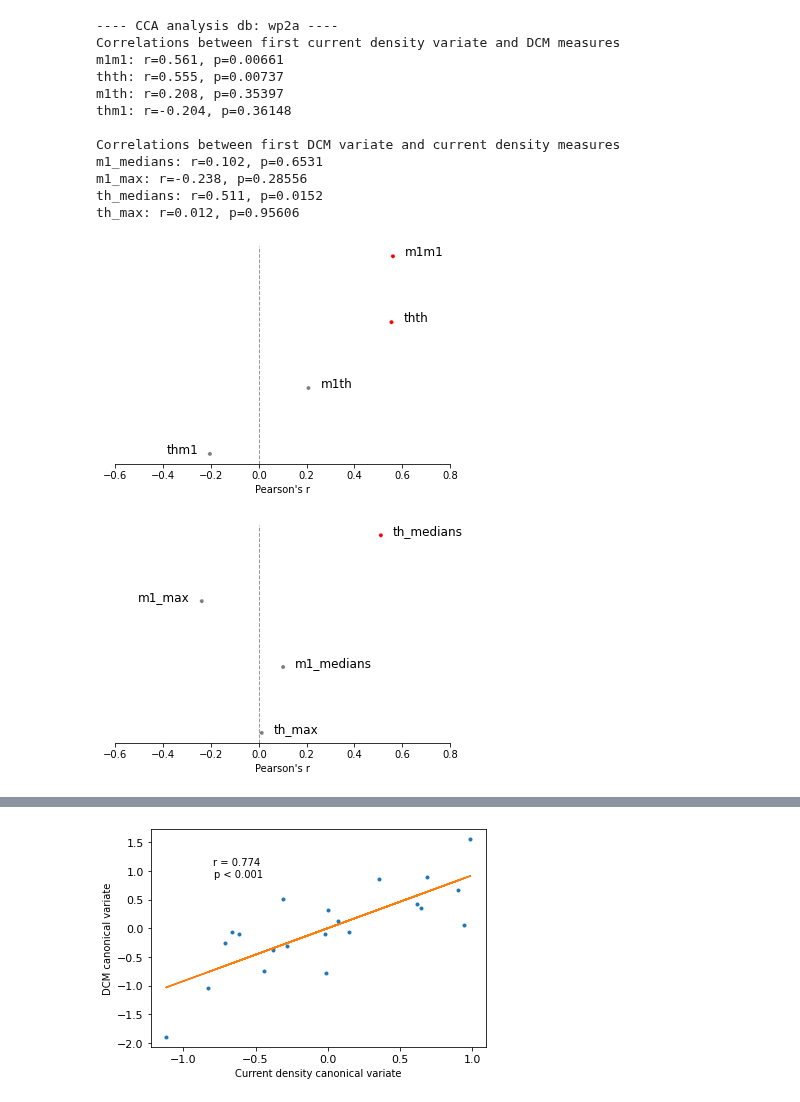
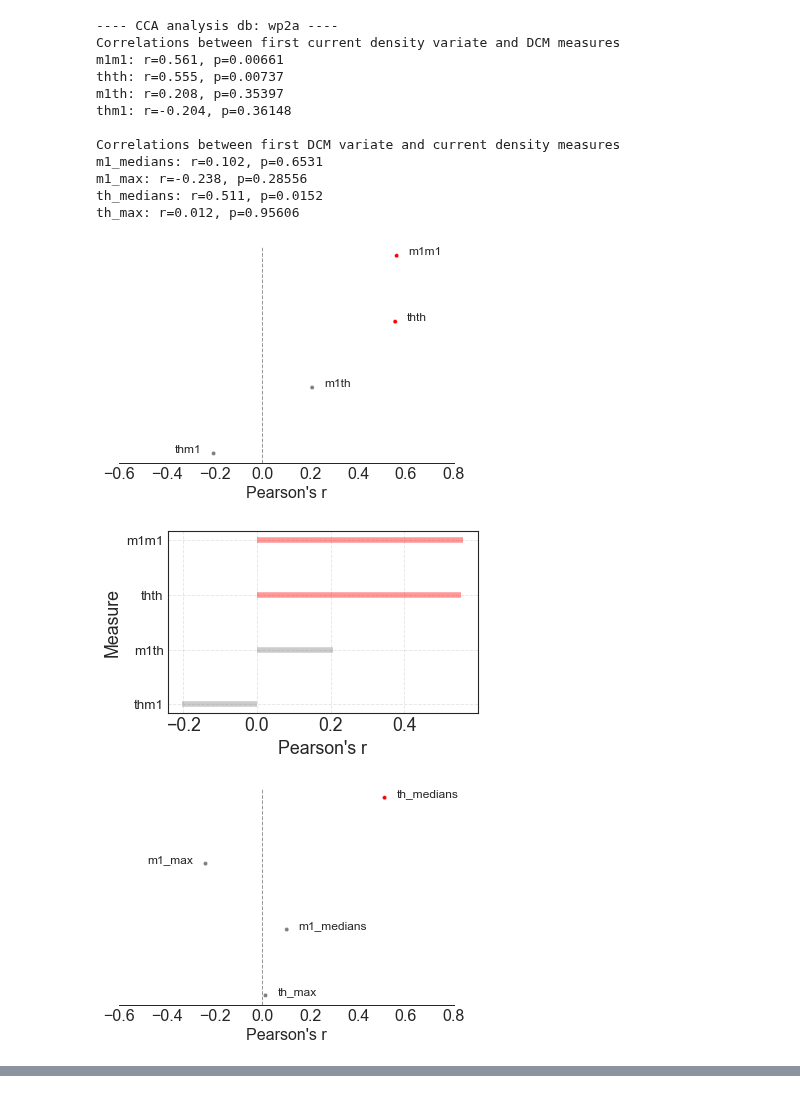
Before and after one commit to davide-aloi/wp1_2_roast, a Jupyter notebook: wp_all_8_current_density_cor.ipynb, the cells around one changed output, grey strips where cells are left out. Saved outputs shown, nothing was run; the diff lists cells and outputs as text; code cells hidden in the pictures.

Commit message:
other plots added

```diff
--- a/wp_all_8_current_density_cor.ipynb
+++ b/wp_all_8_current_density_cor.ipynb
@@ -180,6 +180,18 @@ for db_id, db in enumerate(db_names):
                 al = 'right'
             plt.text(df_cor.r[i]+off_x, df_cor['rank'].values[i]+0.01, measure, fontdict={'size': 12, 'ha': al})
         plt.show()
+
+        # Second version of plots
+
+        plt.figure(figsize=(5,3), dpi= 80)
+        plt.hlines(y=df_cor['rank'], xmin=0, xmax=df_cor['r'], color=df_cor.col, alpha=0.4, linewidth=5)
+
+        # Decorations
+        plt.gca().set(ylabel='Measure', xlabel="Pearson's r")
+        plt.yticks(df_cor['rank'], df_cor.measure, fontsize=12)
+        #plt.title('Diverging Bars of Car Mileage', fontdict={'size':20})
+        plt.grid(linestyle='--', alpha=0.5)
+        plt.show()
 # %% [output]
 -------- CCA analysis for dataset wp2a ---------
 Current density metrics
@@ -205,14 +217,15 @@ r2=0.484, p2=0.02261
 ---- CCA analysis db: wp2a ----
 Correlations between first current density variate and DCM measures
 m1m1: r=0.561, p=0.00661
 thth: r=0.555, p=0.00737
 m1th: r=0.208, p=0.35397
 thm1: r=-0.204, p=0.36148
 
 Correlations between first DCM variate and current density measures
 m1_medians: r=0.102, p=0.6531
 m1_max: r=-0.238, p=0.28556
 th_medians: r=0.511, p=0.0152
 th_max: r=0.012, p=0.95606
-[figure, old version]
+[figure, new version]
-[figure, old version]
+[figure, new version]
+[figure, new version]
@@ -236,4 +250,3 @@ DCM values
 Correlations between CV pairs
 r1=0.774, p1=4e-05
 r2=0.521, p2=0.01533
-[figure, old version]
```
Also changed, not shown: parts of 2 cells of this notebook.
